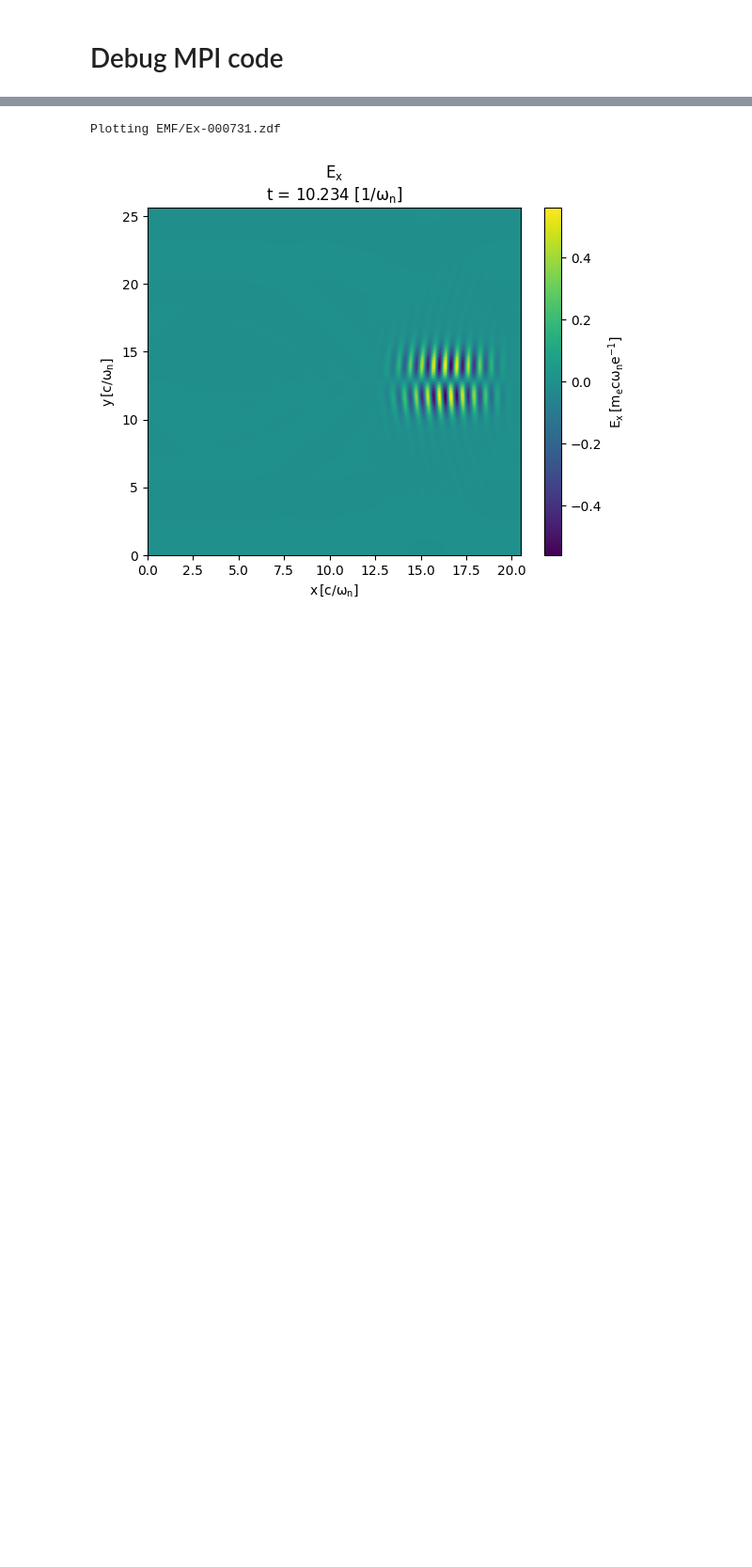
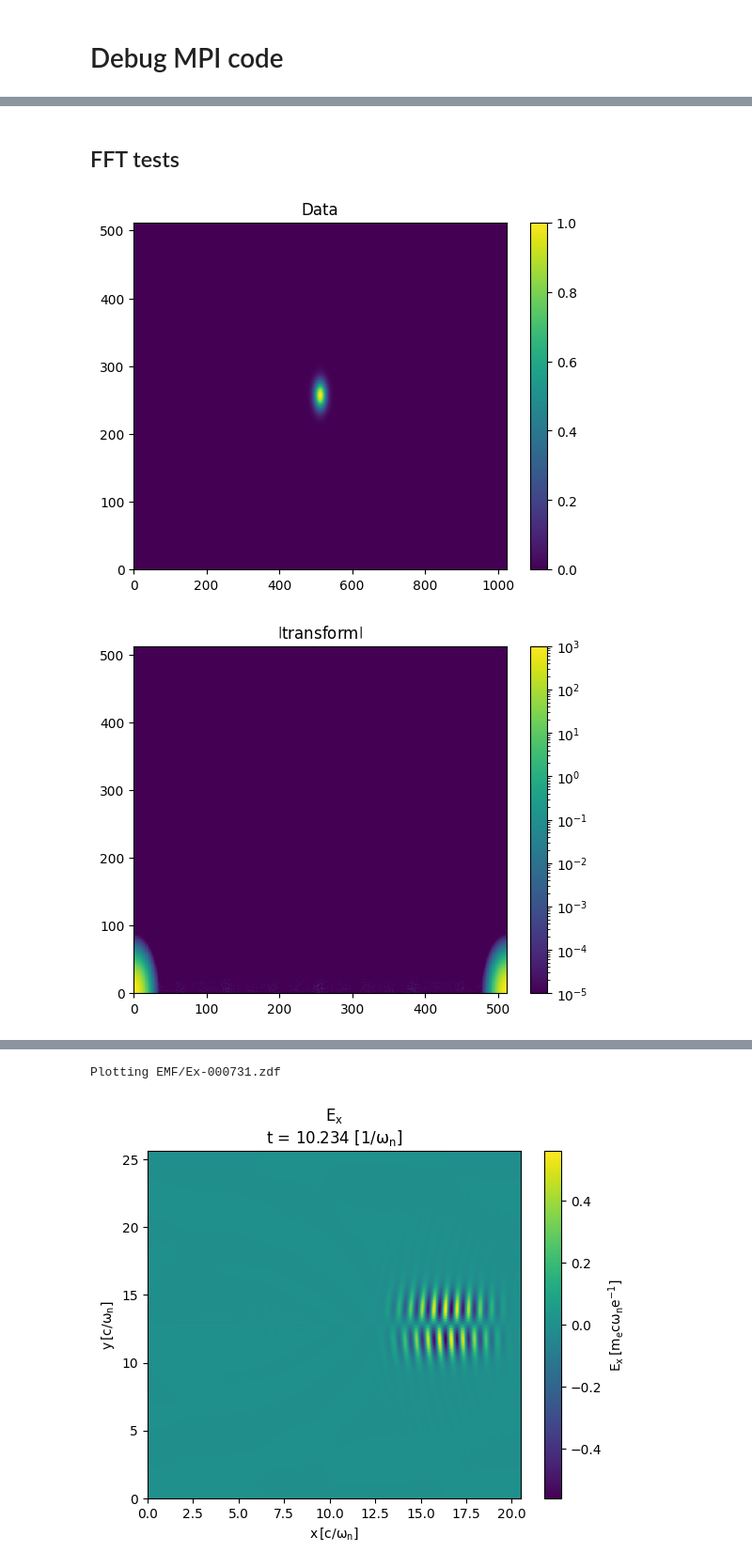
Before and after one commit to ricardo-fonseca/zpic-parallel, a Jupyter notebook: mpi/em2ds/Debug-mpi.ipynb, the cells around one changed output, grey strips where cells are left out. Shown at 94% size. Saved outputs shown, nothing was run; the diff lists cells and outputs as text; code cells hidden in the pictures; blank space fills up the shorter version.

```diff
--- a/mpi/em2ds/Debug-mpi.ipynb
+++ b/mpi/em2ds/Debug-mpi.ipynb
@@ -55,0 +81,13 @@ visxd.grid("mpi/mpi-vec3-z.zdf" )
+# %% [markdown]
+## FFT tests
+# %%
+import visxd
+visxd.grid( "mpi/data.zdf" )
+
+# visxd.complex_grid2d( "mpi/transform.zdf", part = "abs", norm = "log" )
+visxd.complex_grid2d( "mpi/transform.zdf", part = "abs", norm = "log", vmin = 1e-5 )
+
+visxd.grid( "mpi/test.zdf" )
+# %% [output]
+[figure, added]
+[figure, added]
```
Also changed, not shown: parts of 14 cells of this notebook, 34 other files.
